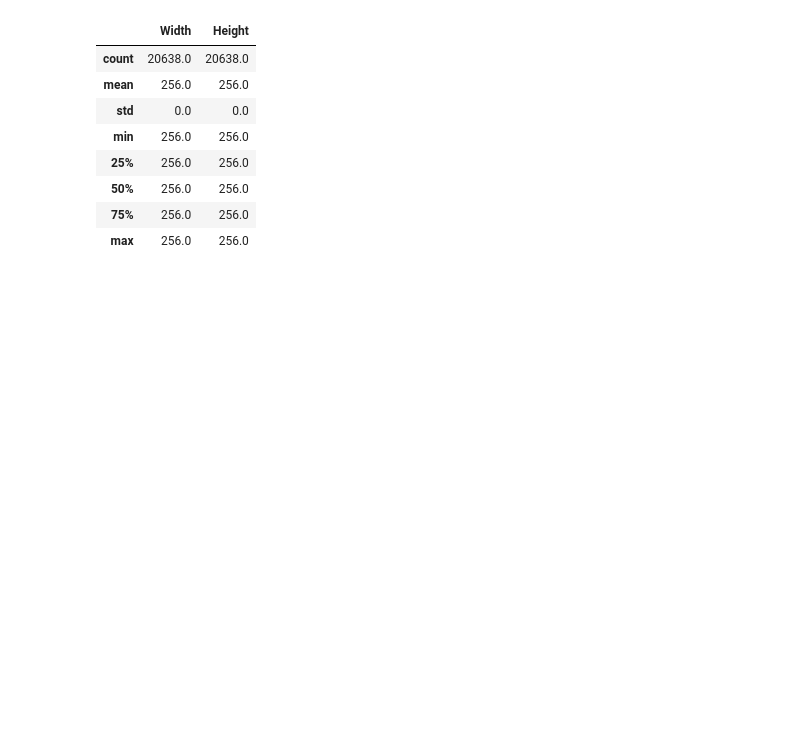
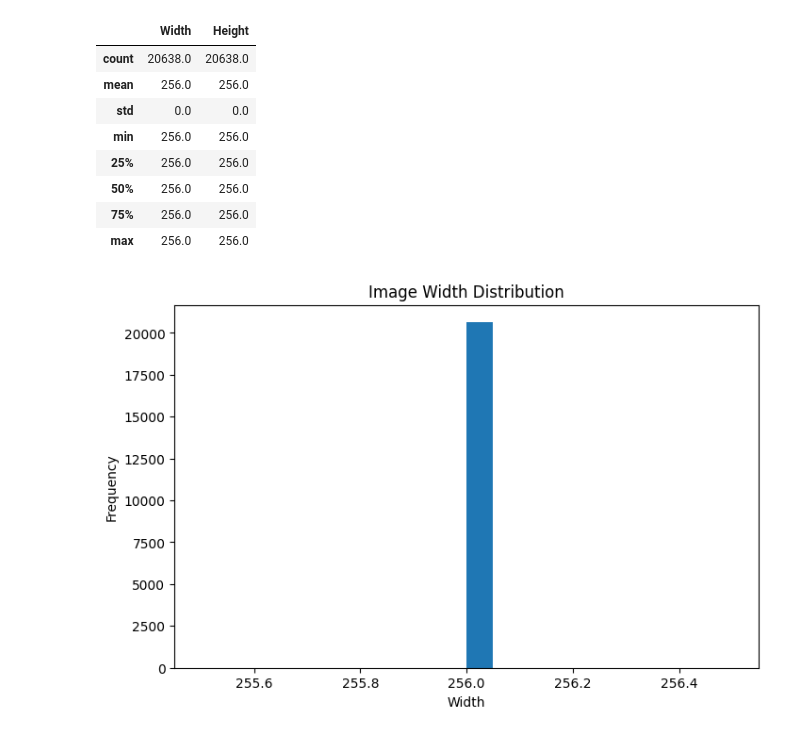
Before and after one commit to Shahenaj07/Crop-Disease-Detection-System, a Jupyter notebook: notebooks/eda.ipynb, the cells around one changed output. Cells and saved outputs as stored; diff of their text form; code cells hidden in the pictures; blank space fills up the shorter version.

Commit message:
Visualize image size distribution

```diff
--- a/notebooks/eda.ipynb
+++ b/notebooks/eda.ipynb
@@ -243,3 +243,17 @@ Skipped: ../dataset/PlantVillage\Tomato__Tomato_YellowLeaf__Curl_Virus\svn-r6Yb5
 | 50% | 256.0 | 256.0 |
 | 75% | 256.0 | 256.0 |
 | max | 256.0 | 256.0 |
+# %%
+plt.figure(figsize=(8,5))
+
+plt.hist(size_df["Width"], bins=20)
+
+plt.title("Image Width Distribution")
+
+plt.xlabel("Width")
+
+plt.ylabel("Frequency")
+
+plt.show()
+# %% [output]
+[figure, added]
```
Also changed, not shown: parts of 1 cell of this notebook.
